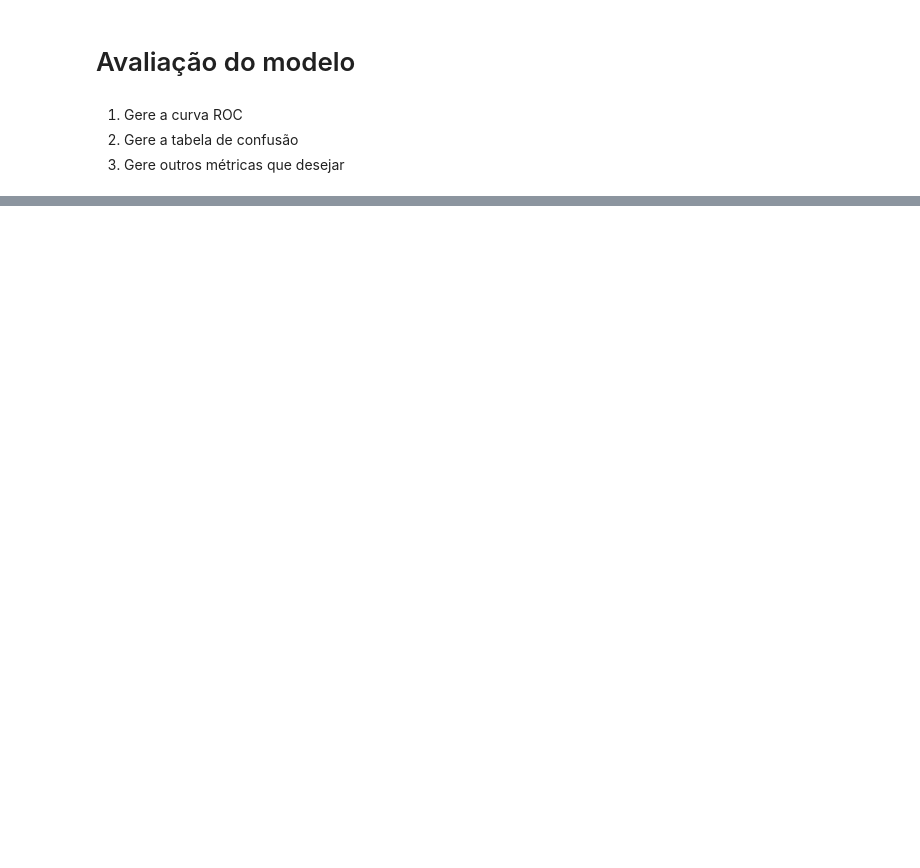
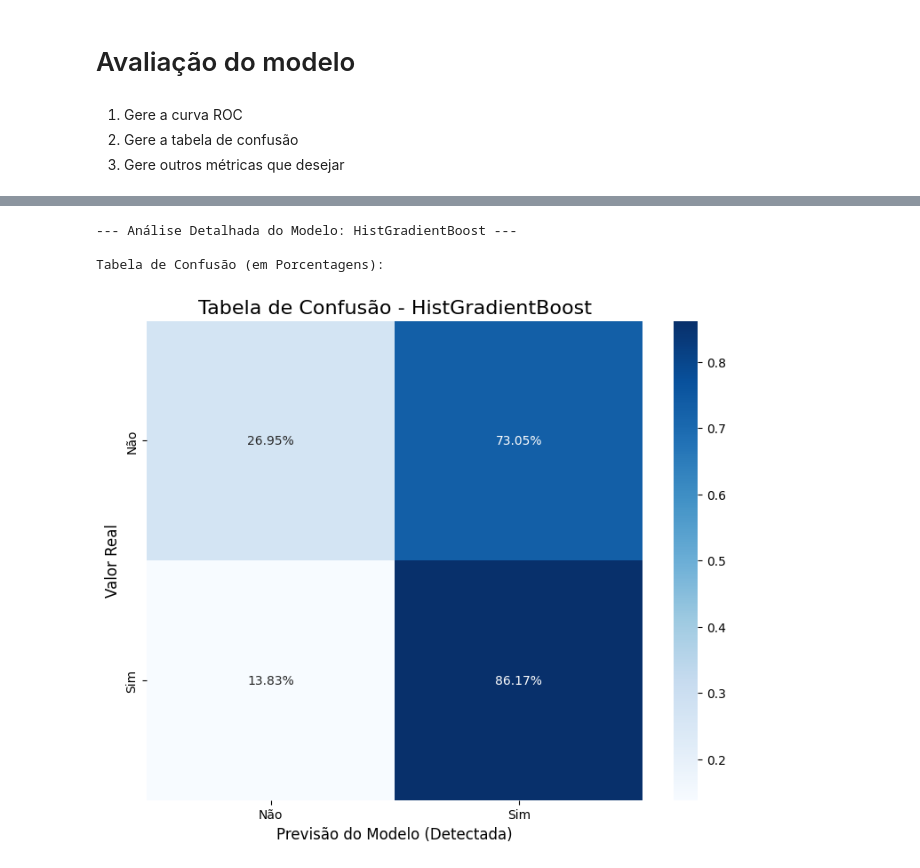
Before and after one commit to pab-h/DataScienceProcess, a Jupyter notebook: notebooks/prf.ipynb, the cells around one changed output, grey strips where cells are left out. Drawn from its saved outputs; the diff is of its cells as text; code cells hidden in the pictures; blank space fills up the shorter version.

```diff
--- a/notebooks/prf.ipynb
+++ b/notebooks/prf.ipynb
@@ -419,0 +415,17 @@ XTrain, XTest, yTrain, yTest = train_test_split(
+# %%
+models = {
+    'Decision Tree': DecisionTreeClassifier(random_state=42),
+    'Random Forest': RandomForestClassifier(random_state=42),
+    'HistGradientBoost': HistGradientBoostingClassifier(random_state=42)
+}
+
+trained_models = {}
+print("--- Iniciando o Treinamento dos Modelos ---")
+
+for name, model in models.items():
+    print(f"Treinando o modelo: {name}...")
+    model.fit(XTrain, yTrain)
+    trained_models[name] = model
+    print(f"{name} treinado com sucesso!")
+
+print("\n--- Todos os modelos foram treinados! ---")
@@ -429,0 +511,36 @@ XTrain, XTest, yTrain, yTest = train_test_split(
+# %%
+nome_do_melhor_modelo = 'HistGradientBoost'
+
+print(f"\n--- Análise Detalhada do Modelo: {nome_do_melhor_modelo} ---")
+
+best_model = trained_models[nome_do_melhor_modelo]
+y_pred_best = best_model.predict(XTest)
+
+print("\nTabela de Confusão (em Porcentagens):")
+cm = confusion_matrix(yTest, y_pred_best, labels=[False, True])
+
+cm_percent = cm.astype('float') / cm.sum(axis=1)[:, np.newaxis]
+
+labels_grafico = ['Não', 'Sim']
+
+plt.figure(figsize=(9, 7))
+
+sns.heatmap(
+    cm_percent,
+    annot=True,
+    fmt='.2%',
+    cmap='Blues',
+    xticklabels=labels_grafico,
+    yticklabels=labels_grafico,
+)
+# -----------------------------
+
+plt.xlabel('Previsão do Modelo (Detectada)', fontsize=12)
+plt.ylabel('Valor Real', fontsize=12)
+plt.title(f'Tabela de Confusão - {nome_do_melhor_modelo}', fontsize=16)
+plt.show()
+# %% [output]
+--- Análise Detalhada do Modelo: HistGradientBoost ---
+
+Tabela de Confusão (em Porcentagens):
+[figure, added]
```
Also changed, not shown: parts of 6 cells of this notebook.
